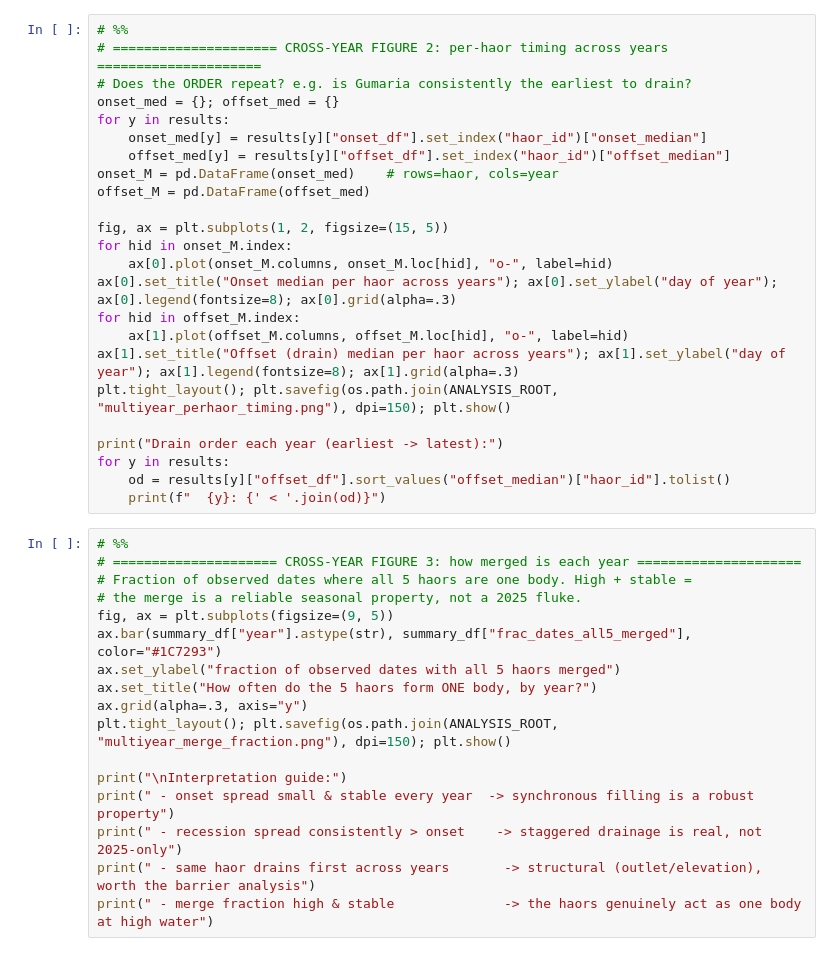
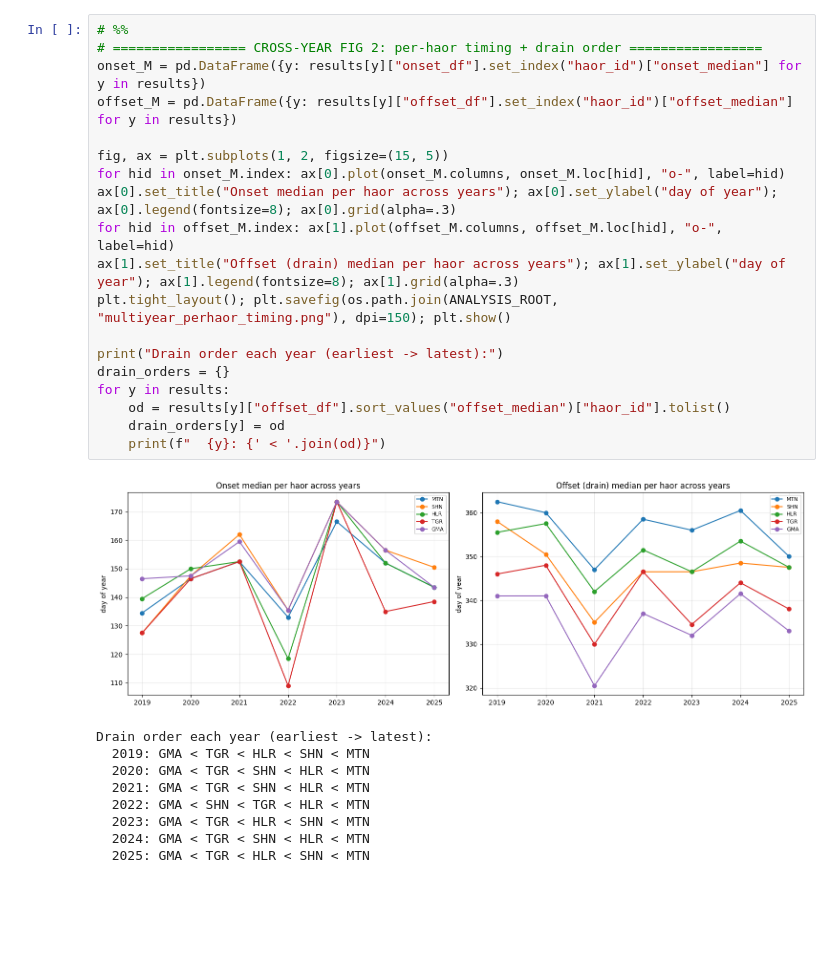
Before and after one commit to wasifshahriar/masters_research, a Jupyter notebook: haor_flood_multiyear.ipynb, the cells around one changed output. Saved outputs shown, nothing was run; the diff lists cells and outputs as text; blank space fills up the shorter version.

```diff
--- a/haor_flood_multiyear.ipynb
+++ b/haor_flood_multiyear.ipynb
@@ -299,41 +304,29 @@ plt.tight_layout(); plt.savefig(os.path.join(ANALYSIS_ROOT, "multiyear_synchrony
 # %%
 # %%
-# ===================== CROSS-YEAR FIGURE 2: per-haor timing across years =====================
-# Does the ORDER repeat? e.g. is Gumaria consistently the earliest to drain?
-onset_med = {}; offset_med = {}
-for y in results:
-    onset_med[y] = results[y]["onset_df"].set_index("haor_id")["onset_median"]
-    offset_med[y] = results[y]["offset_df"].set_index("haor_id")["offset_median"]
-onset_M = pd.DataFrame(onset_med)    # rows=haor, cols=year
-offset_M = pd.DataFrame(offset_med)
+# ================= CROSS-YEAR FIG 2: per-haor timing + drain order =================
+onset_M = pd.DataFrame({y: results[y]["onset_df"].set_index("haor_id")["onset_median"] for y in results})
+offset_M = pd.DataFrame({y: results[y]["offset_df"].set_index("haor_id")["offset_median"] for y in results})
 
 fig, ax = plt.subplots(1, 2, figsize=(15, 5))
-for hid in onset_M.index:
-    ax[0].plot(onset_M.columns, onset_M.loc[hid], "o-", label=hid)
+for hid in onset_M.index: ax[0].plot(onset_M.columns, onset_M.loc[hid], "o-", label=hid)
 ax[0].set_title("Onset median per haor across years"); ax[0].set_ylabel("day of year"); ax[0].legend(fontsize=8); ax[0].grid(alpha=.3)
-for hid in offset_M.index:
-    ax[1].plot(offset_M.columns, offset_M.loc[hid], "o-", label=hid)
+for hid in offset_M.index: ax[1].plot(offset_M.columns, offset_M.loc[hid], "o-", label=hid)
 ax[1].set_title("Offset (drain) median per haor across years"); ax[1].set_ylabel("day of year"); ax[1].legend(fontsize=8); ax[1].grid(alpha=.3)
 plt.tight_layout(); plt.savefig(os.path.join(ANALYSIS_ROOT, "multiyear_perhaor_timing.png"), dpi=150); plt.show()
 
 print("Drain order each year (earliest -> latest):")
+drain_orders = {}
 for y in results:
     od = results[y]["offset_df"].sort_values("offset_median")["haor_id"].tolist()
+    drain_orders[y] = od
     print(f"  {y}: {' < '.join(od)}")
+# %% [output]
+[figure, added]
+Drain order each year (earliest -> latest):
+  2019: GMA < TGR < HLR < SHN < MTN
+  2020: GMA < TGR < SHN < HLR < MTN
+  2021: GMA < TGR < SHN < HLR < MTN
+  2022: GMA < SHN < TGR < HLR < MTN
+  2023: GMA < TGR < HLR < SHN < MTN
+  2024: GMA < TGR < SHN < HLR < MTN
+  2025: GMA < TGR < HLR < SHN < MTN
-# %%
-# %%
-# ===================== CROSS-YEAR FIGURE 3: how merged is each year =====================
-# Fraction of observed dates where all 5 haors are one body. High + stable =
-# the merge is a reliable seasonal property, not a 2025 fluke.
-fig, ax = plt.subplots(figsize=(9, 5))
-ax.bar(summary_df["year"].astype(str), summary_df["frac_dates_all5_merged"], color="#1C7293")
-ax.set_ylabel("fraction of observed dates with all 5 haors merged")
-ax.set_title("How often do the 5 haors form ONE body, by year?")
-ax.grid(alpha=.3, axis="y")
-plt.tight_layout(); plt.savefig(os.path.join(ANALYSIS_ROOT, "multiyear_merge_fraction.png"), dpi=150); plt.show()
-
-print("\nInterpretation guide:")
-print(" - onset spread small & stable every year  -> synchronous filling is a robust property")
-print(" - recession spread consistently > onset    -> staggered drainage is real, not 2025-only")
-print(" - same haor drains first across years       -> structural (outlet/elevation), worth the barrier analysis")
-print(" - merge fraction high & stable              -> the haors genuinely act as one body at high water")
```
Also changed, not shown: parts of 16 cells of this notebook, 1 other file.
